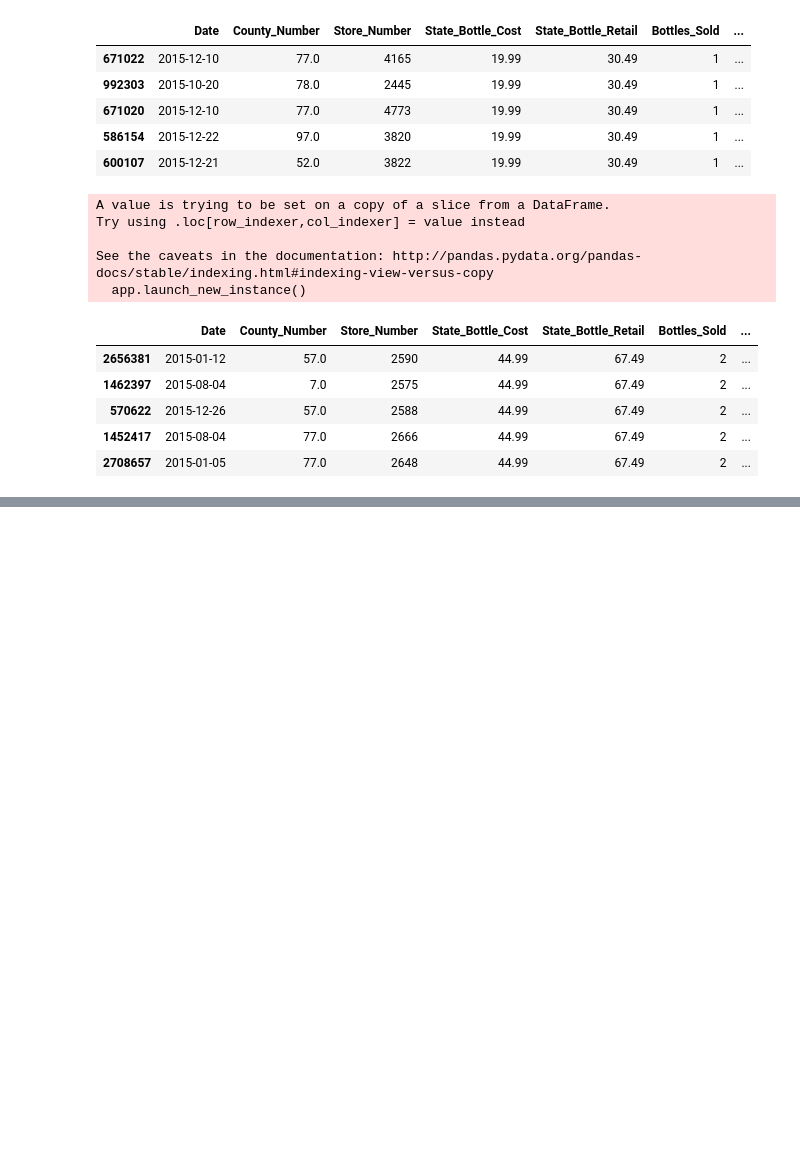
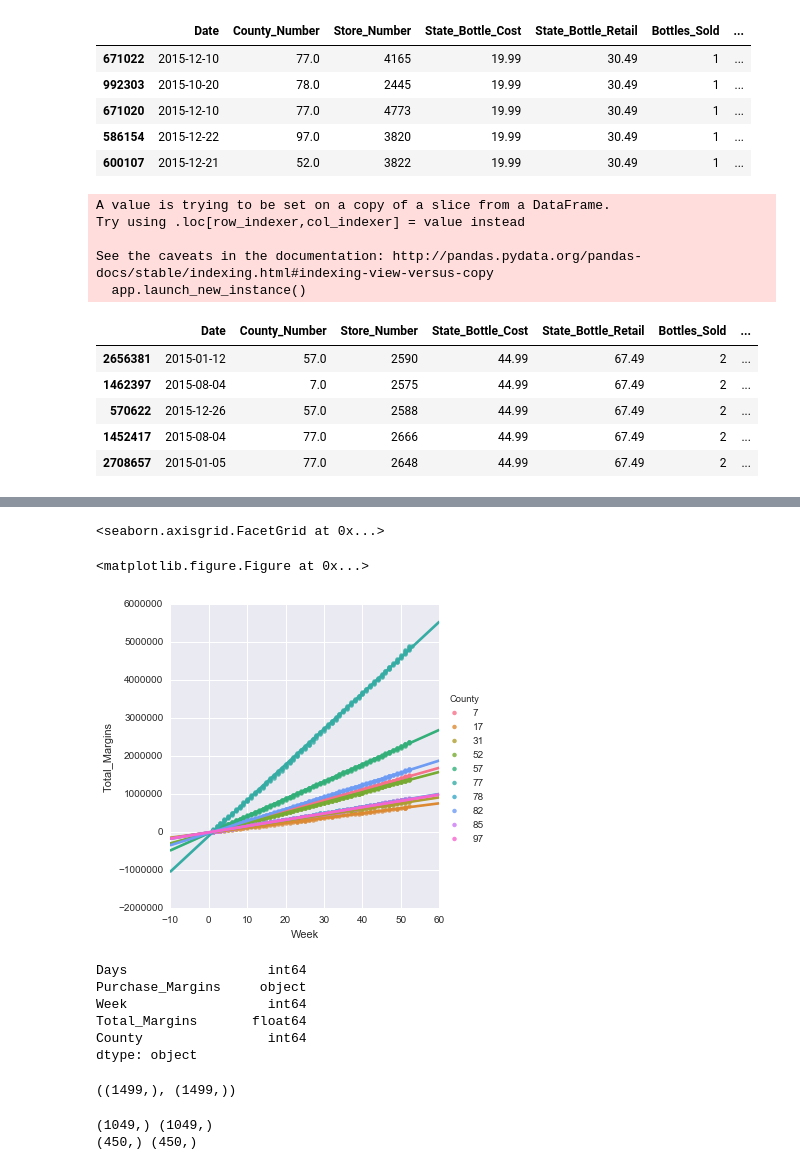
Before and after one commit to sambozek/DSI-SF-1-sebozek, a Jupyter notebook: projects/project-03/Project 3 WIP.ipynb, the cells around one changed output, grey strips where cells are left out. Cells and saved outputs as stored; diff of their text form; code cells hidden in the pictures; blank space fills up the shorter version.

```diff
--- a/projects/project-03/Project 3 WIP.ipynb
+++ b/projects/project-03/Project 3 WIP.ipynb
@@ -294,4 +285 @@ tten15 = tten[['Days',
                'Volume_Sold_Liters', 'Bottles_Sold', 'State_Bottle_Retail']].groupby(['Days','County_Number'])
-# %%
-tten15['Cumulative_Profit'] =  tten15["Purchase_Margins"].cumsum()
-tten15['Bottles_Total'] = tten15['Bottles_Sold'].cumsum()
@@ -329,0 +286,5 @@ result.summary()
+# %%
+tten15_s = tten15['Purchase_Margins'].sum()
+tten15_s['Bottles_Sold'] = tten15['Bottles_Sold'].sum()
+
+tten15.head()
@@ -329,0 +369,30 @@ result.summary()
+# %%
+c7['Total_Margins'] = c7['Purchase_Margins'].cumsum()
+c7['County'] = 7
+
+c77['Total_Margins'] = c77['Purchase_Margins'].cumsum()
+c77['County'] = 77
+
+c57['Total_Margins'] = c57['Purchase_Margins'].cumsum()
+c57['County'] = 57
+
+c82['Total_Margins'] = c82['Purchase_Margins'].cumsum()
+c82['County'] = 82
+
+c52['Total_Margins'] = c52['Purchase_Margins'].cumsum()
+c52['County'] = 52
+
+c85['Total_Margins'] = c85['Purchase_Margins'].cumsum()
+c85['County'] = 85
+
+c78['Total_Margins'] = c78['Purchase_Margins'].cumsum()
+c78['County'] = 78
+
+c97['Total_Margins'] = c97['Purchase_Margins'].cumsum()
+c97['County'] = 97
+
+c31['Total_Margins'] = c31['Purchase_Margins'].cumsum()
+c31['County'] = 31
+
+c17['Total_Margins'] = c17['Purchase_Margins'].cumsum()
+c17['County'] = 17
@@ -329,0 +408,4 @@ result.summary()
+# %%
+frames = [c7,c77,c57,c82,c52,c85,c78,c97,c31,c17]
+
+sales = pd.concat(frames)
@@ -329,0 +421,7 @@ result.summary()
+# %%
+plt.figure(figsize=(10, 10))
+sns.lmplot(x='Week',y='Total_Margins',hue='County', data=sales)
+# %% [output]
+<seaborn.axisgrid.FacetGrid at 0x...>
+<matplotlib.figure.Figure at 0x...>
+[figure, added]
@@ -329,0 +430,16 @@ result.summary()
+# %%
+sales.dtypes
+# %% [output]
+Days                  int64
+Purchase_Margins     object
+Week                  int64
+Total_Margins       float64
+County                int64
+dtype: object
+# %%
+X = sales['Week'].values
+Y = sales['Total_Margins'].values
+
+X.shape, Y.shape
+# %% [output]
+((1499,), (1499,))
@@ -329,0 +448,6 @@ result.summary()
+# %%
+print X_train.shape, Y_train.shape
+print x_test.shape, y_test.shape
+# %% [output]
+(1049,) (1049,)
+(450,) (450,)
```
Also changed, not shown: parts of 29 cells of this notebook.
